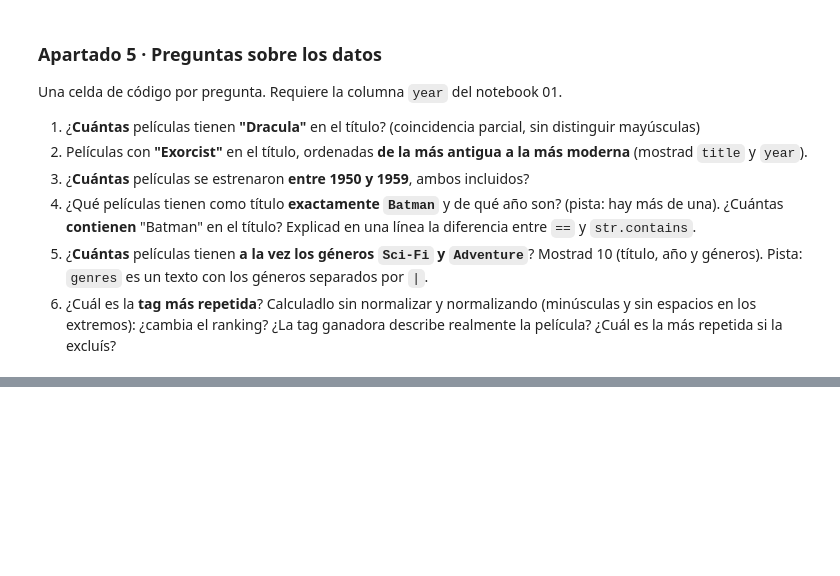
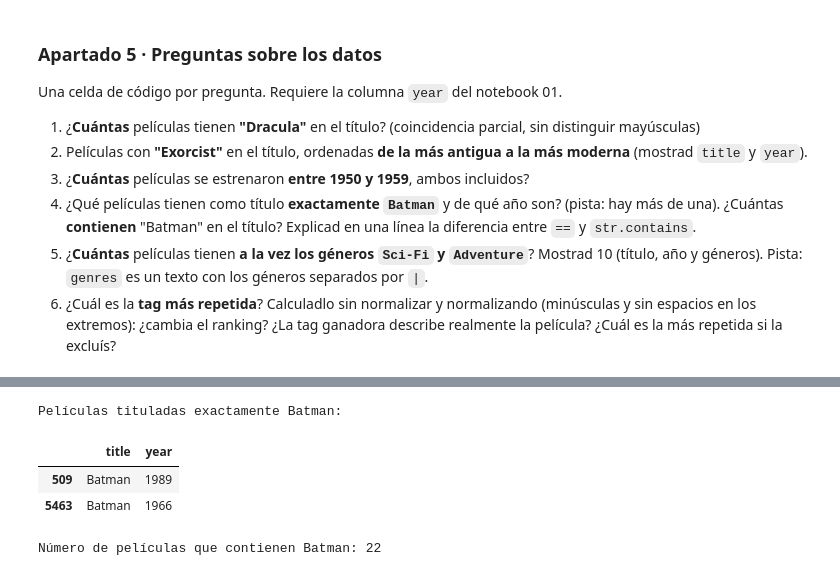
Before and after one commit to gonzalezsimancasalicia-cell/T10_Challenge, a Jupyter notebook: TC_01_Movies/02_analisis.ipynb, the cells around one changed output, grey strips where cells are left out. Drawn from its saved outputs; the diff is of its cells as text; code cells hidden in the pictures; blank space fills up the shorter version.

```diff
--- a/TC_01_Movies/02_analisis.ipynb
+++ b/TC_01_Movies/02_analisis.ipynb
@@ -284,2 +317,20 @@ Una celda de código por pregunta. Requiere la columna `year` del notebook 01.
 # %%
-# --- 5.4 Batman: exacto vs. contiene ---
+# Pregunta 4: Películas con el título exacto "Batman"
+
+batman_exacto = movies[movies["title"] == "Batman"]
+
+print("Películas tituladas exactamente Batman:")
+display(batman_exacto[["title", "year"]])
+
+# Películas que contienen "Batman" en el título
+batman_contiene = movies[
+    movies["title"].str.contains("Batman", case=False, na=False)
+]
+
+print("Número de películas que contienen Batman:", len(batman_contiene))
+# %% [output]
+Películas tituladas exactamente Batman:
+|  | title | year |
+| 509 | Batman | 1989 |
+| 5463 | Batman | 1966 |
+Número de películas que contienen Batman: 22
```
Also changed, not shown: parts of 14 cells of this notebook.
